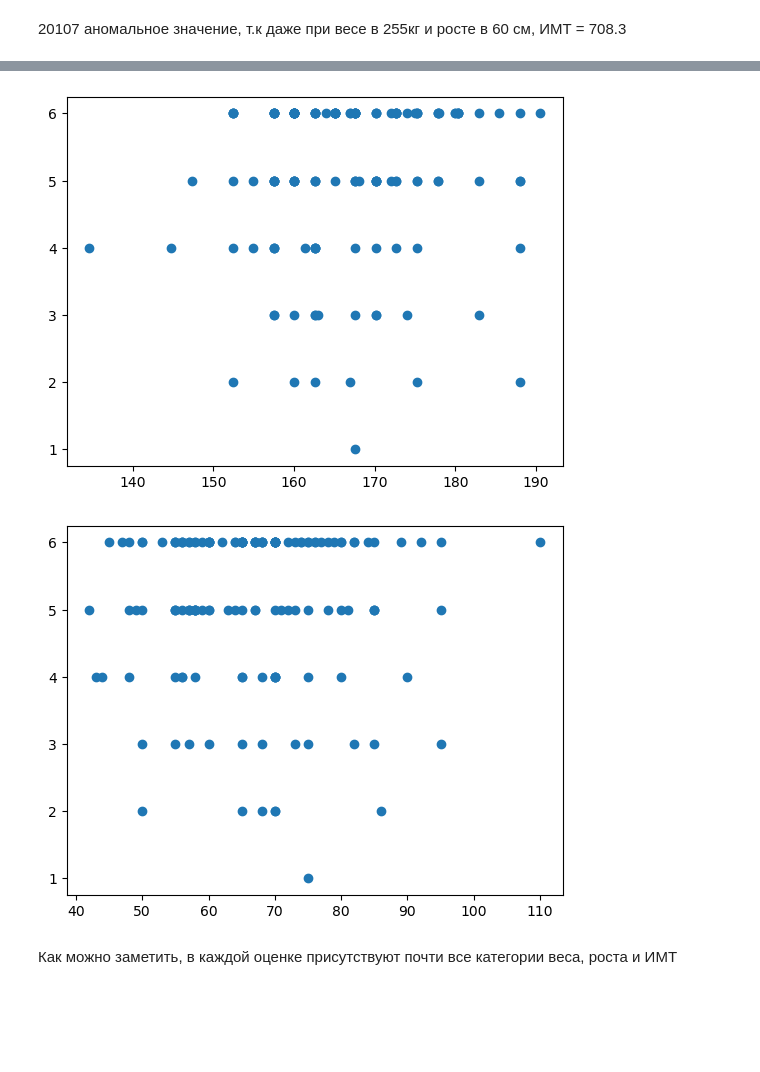
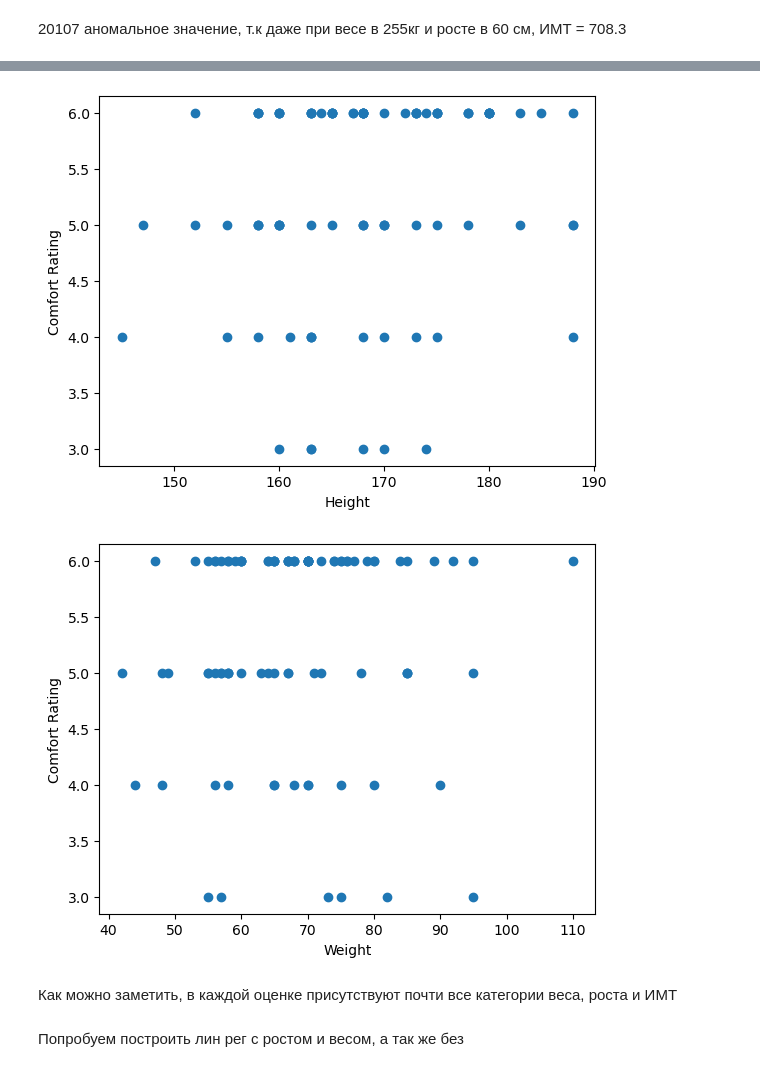
Before and after one commit to VladSunny/YLDA-Climate, a Jupyter notebook: Vlad/HeightWeightAnalysis.ipynb, the cells around one changed output, grey strips where cells are left out. Cells and saved outputs as stored; diff of their text form; code cells hidden in the pictures; blank space fills up the shorter version.

```diff
--- a/Vlad/HeightWeightAnalysis.ipynb
+++ b/Vlad/HeightWeightAnalysis.ipynb
@@ -6,7 +6,7 @@ from dython.nominal import associations
 import matplotlib.pyplot as plt
 import seaborn as sns
 # %%
-df = pd.read_csv("data/norm_data.csv")
+df = pd.read_csv("data/cleared_data.csv")
 
 df.head()
 # %% [output]
@@ -78,14 +88,18 @@ plt.show()
 # %%
 plt.scatter(df['height'], df['comfort_rating'])
-
+plt.xlabel('Height')
+plt.ylabel('Comfort Rating')
 plt.show()
 # %% [output]
-[figure, old version]
+[figure, new version]
 # %%
 plt.scatter(df['weight'], df['comfort_rating'])
-
+plt.xlabel('Weight')
+plt.ylabel('Comfort Rating')
 plt.show()
 # %% [output]
-[figure, old version]
+[figure, new version]
 # %% [markdown]
 Как можно заметить, в каждой оценке присутствуют почти все категории веса, роста и ИМТ
+# %% [markdown]
+Попробуем построить лин рег с ростом и весом, а так же без
```
Also changed, not shown: parts of 12 cells of this notebook, 2 other files.
